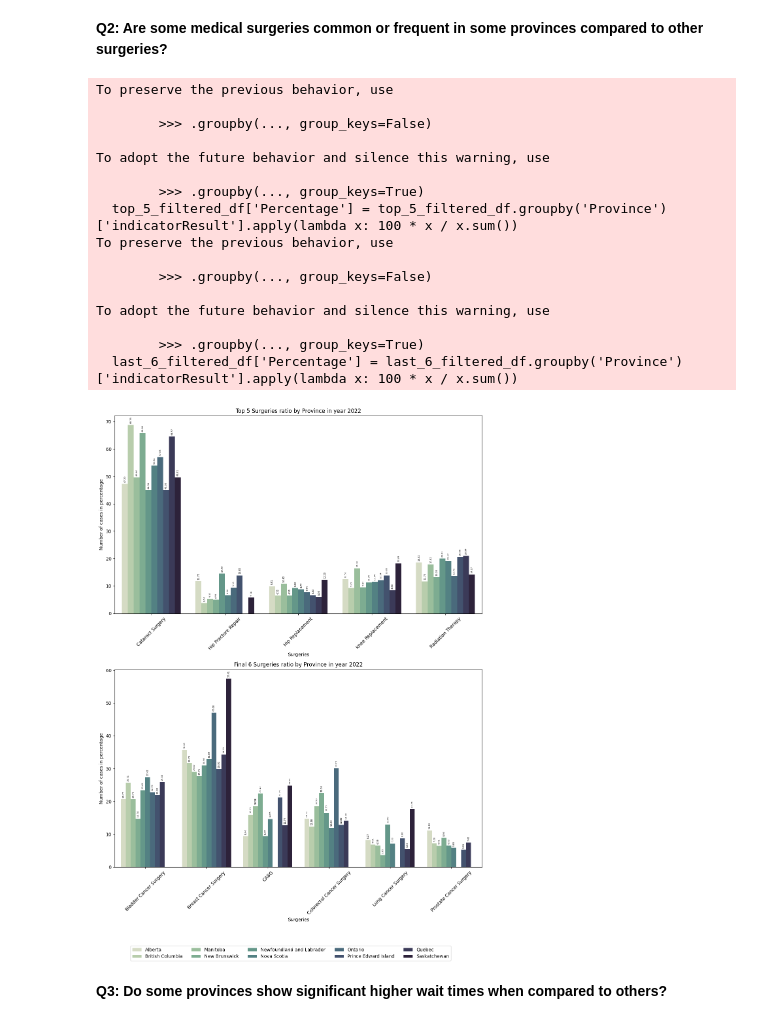
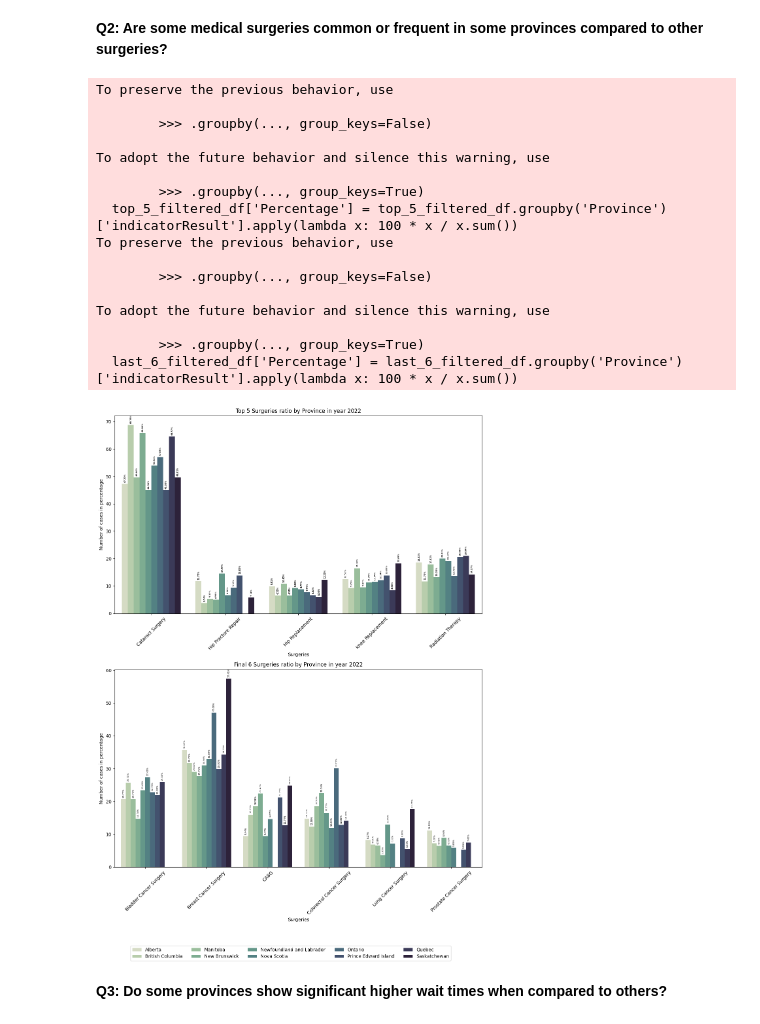
Before and after one commit to Aartizikre150/waiting-time-for-surgery-in-Canada, a Jupyter notebook: DAB_103_Project.ipynb, the cells around one changed output. Saved outputs shown, nothing was run; the diff lists cells and outputs as text; code cells hidden in the pictures.

```diff
--- a/DAB_103_Project.ipynb
+++ b/DAB_103_Project.ipynb
@@ -264,7 +264,7 @@ provinces = pivot_table_data_sub_df['Province'].unique()
 
 for province in provinces:
     province_data = pivot_table_data_sub_df[pivot_table_data_sub_df['Province']==province] # filter data by province
-    plt.figure(figsize=(8,6)) # set the size of the chart
+    plt.figure(figsize=(12,6)) # set the size of the chart
     ax = sns.barplot(x='averageOfIndicator', y='Indicator', hue='Period', data=province_data, palette= color) # create the chart
     ax.set_xlabel('Waiting time in Days') # set the x-axis label
     ax.set_ylabel('Medical Procedures') # set the y-axis label
@@ -371,36 +371,39 @@ for ax in axs:
     ax.legend([],[], frameon=False)
 
 # add data labels to the bars
+for p in axs[0].containers:
+    axs[0].bar_label(p, label_type='edge', fontsize=5, padding=3, rotation=90, fmt='%.2f%%')
+
 for p in axs[1].containers:
-    axs[1].bar_label(p, label_type='edge', fontsize=5, padding=3, rotation=90, fmt='%.2f')
+    axs[1].bar_label(p, label_type='edge', fontsize=5, padding=3, rotation=90, fmt='%.2f%%')
 
 # create a custom legend
 handles, labels = axs[0].get_legend_handles_labels()
 fig.legend(handles, labels, loc='center', bbox_to_anchor=(0.5, -0.05), ncol=5)
 
 # adjust the layout of the subplots
 plt.tight_layout()
 
 # show the chart
 plt.show()
 # %% [output]
 To preserve the previous behavior, use
 
         >>> .groupby(..., group_keys=False)
 
 To adopt the future behavior and silence this warning, use
 
         >>> .groupby(..., group_keys=True)
   top_5_filtered_df['Percentage'] = top_5_filtered_df.groupby('Province')['indicatorResult'].apply(lambda x: 100 * x / x.sum())
 To preserve the previous behavior, use
 
         >>> .groupby(..., group_keys=False)
 
 To adopt the future behavior and silence this warning, use
 
         >>> .groupby(..., group_keys=True)
   last_6_filtered_df['Percentage'] = last_6_filtered_df.groupby('Province')['indicatorResult'].apply(lambda x: 100 * x / x.sum())
-[figure, old version]
+[figure, new version]
 # %% [markdown]
 **Q3: Do some provinces show significant higher wait times when compared to others?**
 # %%
```
Also changed, not shown: parts of 1 cell of this notebook.
